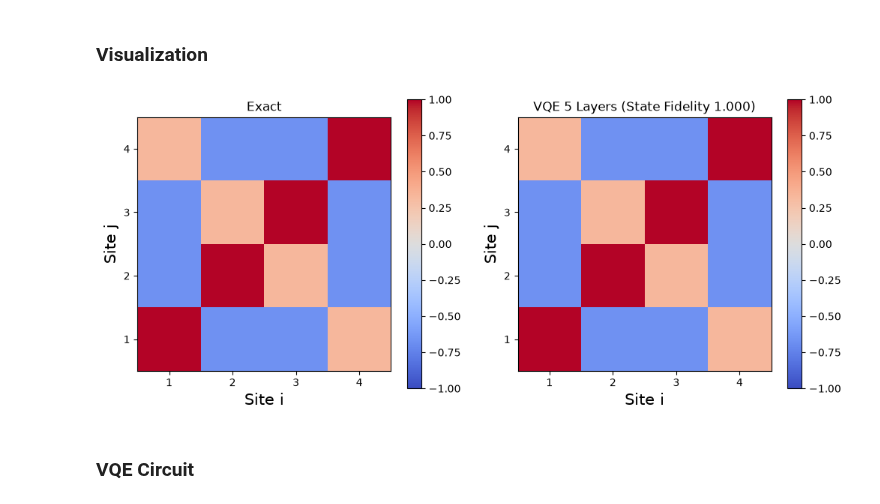
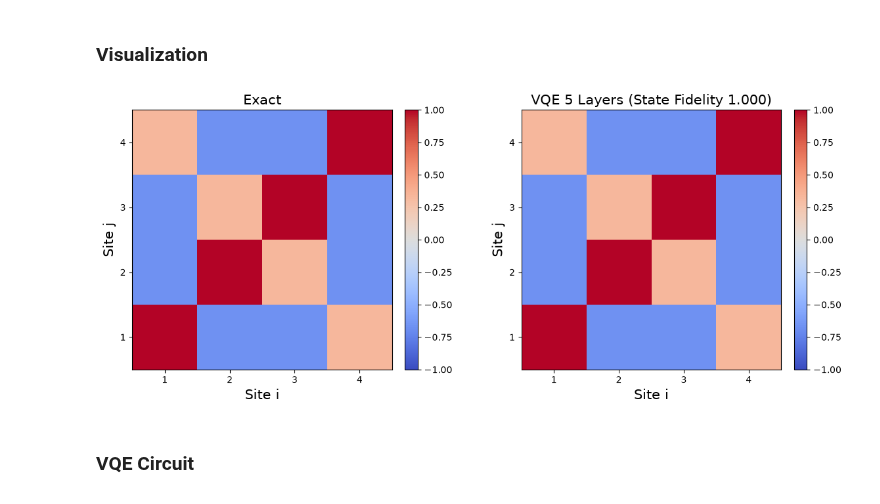
Before and after one commit to BrendanStork/Hamlet-Quantum, a Jupyter notebook: notebooks/01_VQE_Heisenberg_Correlation_Maps.ipynb, the cells around one changed output. Saved outputs shown, nothing was run; the diff lists cells and outputs as text; code cells hidden in the pictures.

```diff
--- a/notebooks/01_VQE_Heisenberg_Correlation_Maps.ipynb
+++ b/notebooks/01_VQE_Heisenberg_Correlation_Maps.ipynb
@@ -64,7 +60,7 @@ where:
 
 Exact diagonalization provides a reference solution for evaluating the VQE approximation.
 # %%
-exact_eigen = np.linalg.eigh(pauli_basis_to_matrix(H))
+exact_eigen = np.linalg.eigh(hm.hamiltonians.pauli_basis_to_matrix(H))
 exact_state_vector = exact_eigen[1][:, 0]
 exact_ground_energy = exact_eigen[0][0]
 # %% [markdown]
@@ -74,9 +70,9 @@ The VQE algorithm minimizes the expectation value of the Hamiltonian over a para
 # %%
 layers = 5
 
-vqe_results = run_vqe(
+vqe_results = hm.run_vqe(
     H,
-    ansatz=hardware_efficient_ansatz,
+    ansatz=hm.ansatz.hardware_efficient_ansatz,
     method='L-BFGS-B',
     layers=layers
 )
@@ -98,17 +94,17 @@ VQE ground state energy:   -7.999998415007685
 # %% [markdown]
 The optimized VQE parameters are used to prepare the variational ground state. The exact and variational statevectors are then compared using state fidelity.
 # %%
-psi = Quantum_Circuit(N)
+psi = hm.QuantumCircuit(N)
 exact_ground_state = psi.copy()
 exact_ground_state.state = exact_state_vector
 
-vqe_ground_state = hardware_efficient_ansatz(
+vqe_ground_state = hm.ansatz.hardware_efficient_ansatz(
     psi,
     optimal_params,
     layers=layers
 )
 
-state_fidelity = fidelity(
+state_fidelity = hm.fidelity(
     exact_ground_state.state,
     vqe_ground_state.state
 )
@@ -129,33 +125,34 @@ $$
 
 and compare the spatial correlation structure recovered by VQE against the exact ground state.
 # %%
-corr_map_exact = correlation_map(axis='Z')(exact_ground_state)
-corr_map_vqe = correlation_map(axis='Z')(vqe_ground_state)
+corr_map_exact = hm.correlation_map(axis='Z')(exact_ground_state)
+corr_map_vqe = hm.correlation_map(axis='Z')(vqe_ground_state)
 # %% [markdown]
 ### Visualization
 # %%
 fig, axs = plt.subplots(1, 2, figsize = (12, 5))
 
-plot_correlation_map(corr_map_exact, xlabel = 'Site i',
+hm.plot_correlation_map(corr_map_exact, xlabel = 'Site i',
                      xlabel_fontsize=15,
                      ylabel = 'Site j',
                      ylabel_fontsize=15,
                      title = 'Exact',
                      title_fontsize=15,
                      vmin = -1,
                      vmax = 1,
                      ax = axs[0])
-plot_correlation_map(corr_map_vqe, xlabel = 'Site i',
+hm.plot_correlation_map(corr_map_vqe, xlabel = 'Site i',
                      xlabel_fontsize=15,
                      ylabel = 'Site j',
                      ylabel_fontsize=15,
                      title = f'VQE {layers} Layers (State Fidelity {state_fidelity:.3f})',
                      vmin = -1,
                      vmax = 1,
                      ax = axs[1])
+plt.tight_layout()
 plt.show()
 # %% [output]
-[figure, old version]
+[figure, new version]
 # %% [markdown]
 ### VQE Circuit
 # %%
```
Also changed, not shown: parts of 7 cells of this notebook, 2 other files.
